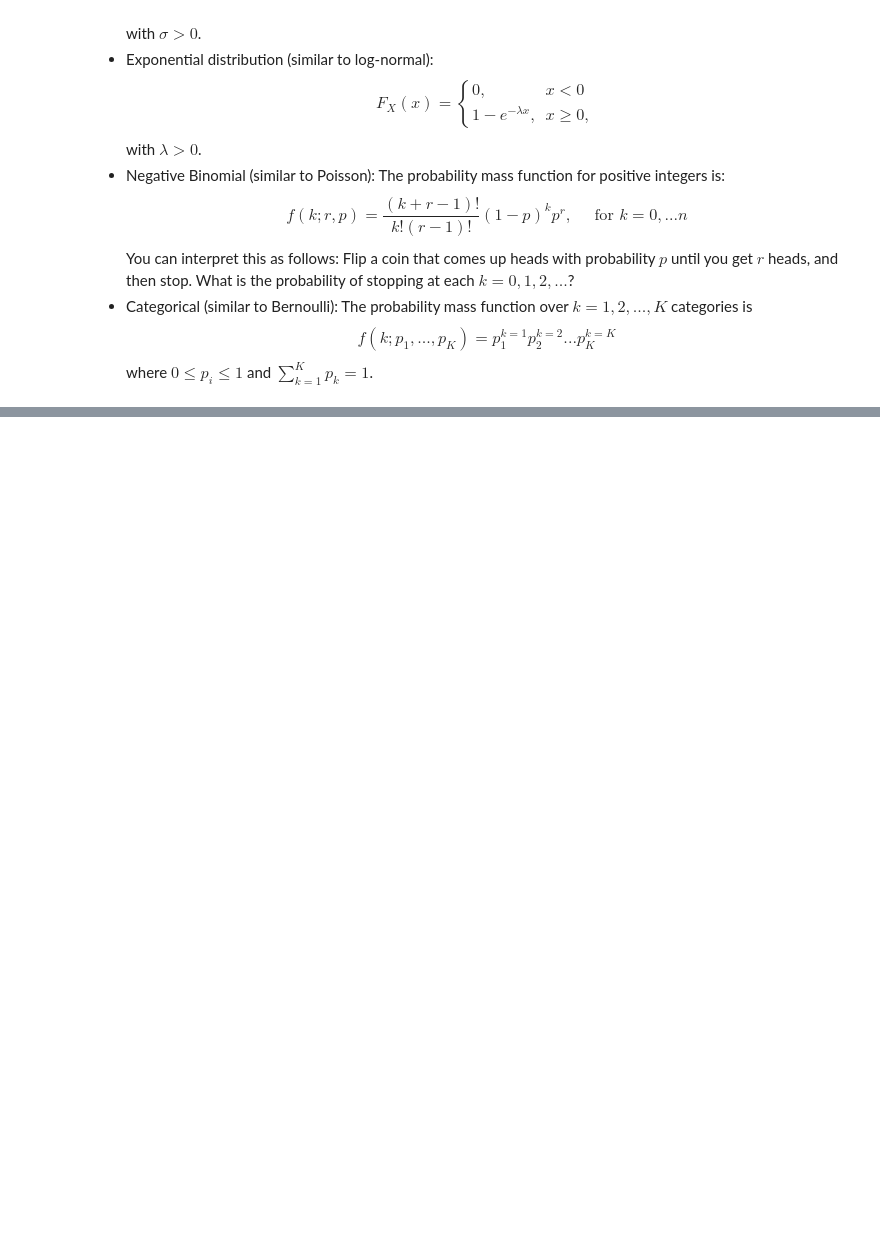
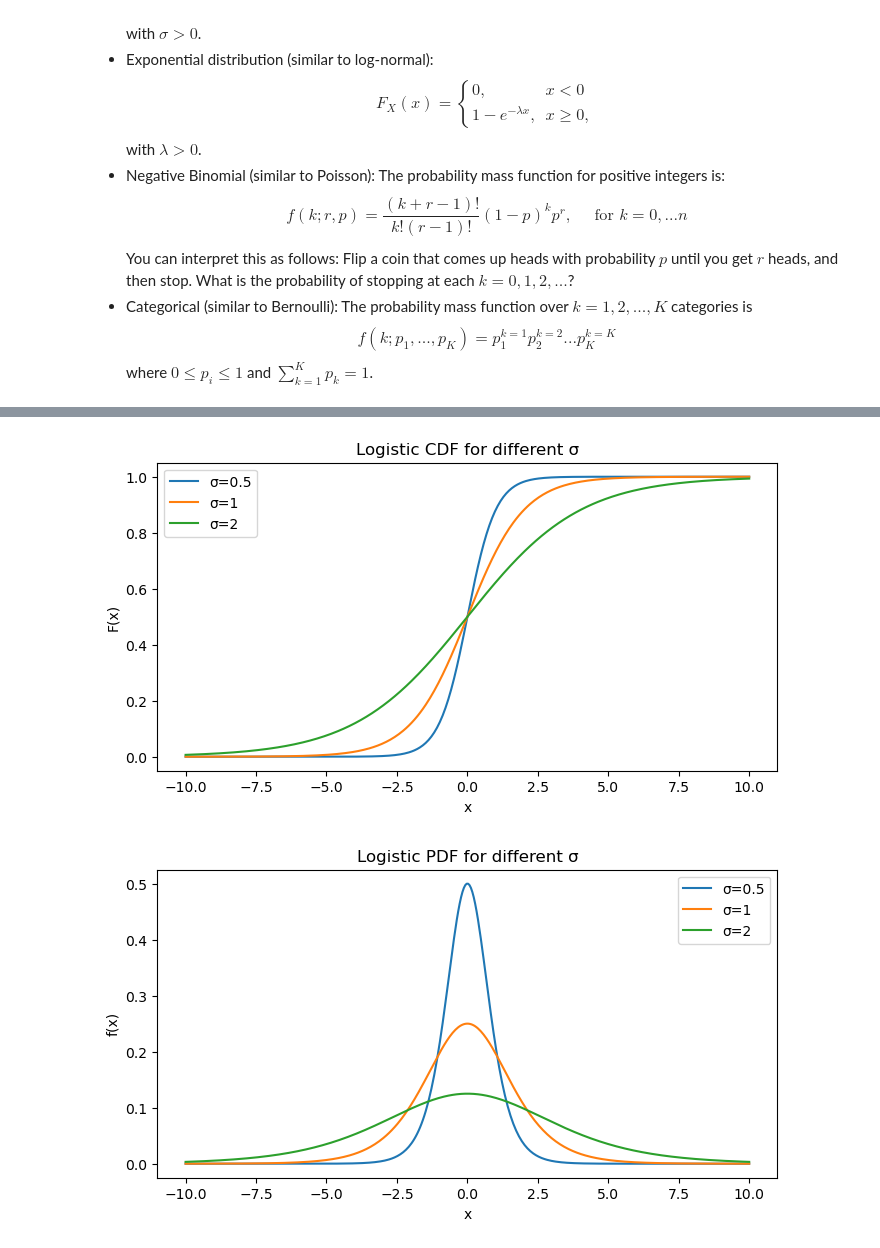
Before and after one commit to shawn01-kubo/DS-5030-Assignment6, a Jupyter notebook: assignment_6.ipynb, the cells around one changed output, grey strips where cells are left out. Cells and saved outputs as stored; diff of their text form; code cells hidden in the pictures; blank space fills up the shorter version.

```diff
--- a/assignment_6.ipynb
+++ b/assignment_6.ipynb
@@ -519,0 +365,26 @@ All distributions were plotted and sampled successfully!
+# %%
+import numpy as np
+import matplotlib.pyplot as plt
+from scipy.stats import logistic
+
+sigmas = [0.5, 1, 2]
+x = np.linspace(-10, 10, 400)
+
+plt.figure(figsize=(8,4))
+for s in sigmas:
+    plt.plot(x, logistic.cdf(x, scale=s), label=f"σ={s}")
+plt.title("Logistic CDF for different σ")
+plt.xlabel("x"); plt.ylabel("F(x)")
+plt.legend()
+plt.show()
+
+plt.figure(figsize=(8,4))
+for s in sigmas:
+    plt.plot(x, logistic.pdf(x, scale=s), label=f"σ={s}")
+plt.title("Logistic PDF for different σ")
+plt.xlabel("x"); plt.ylabel("f(x)")
+plt.legend()
+plt.show()
+# %% [output]
+[figure, added]
+[figure, added]
```
Also changed, not shown: parts of 12 cells of this notebook, 23 other files.
